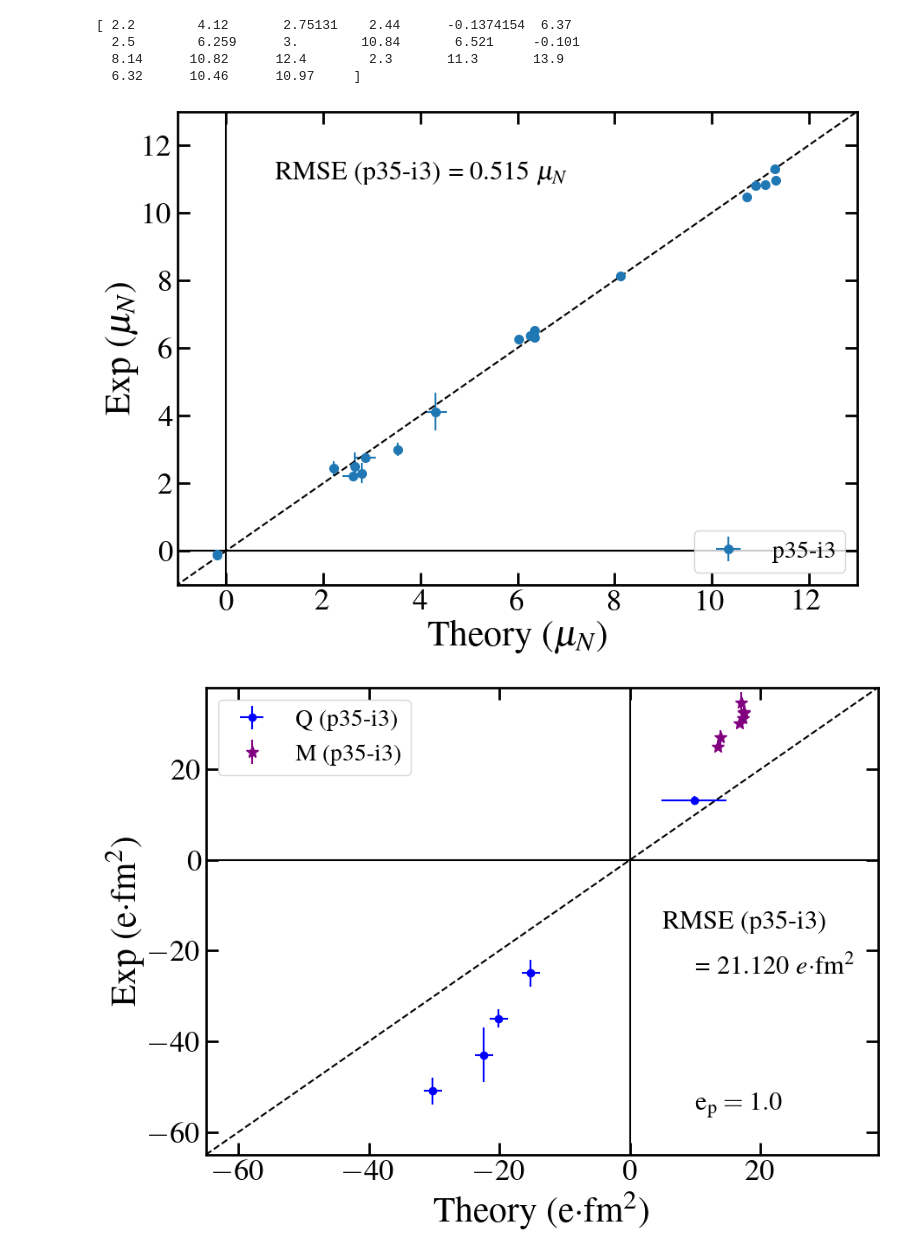
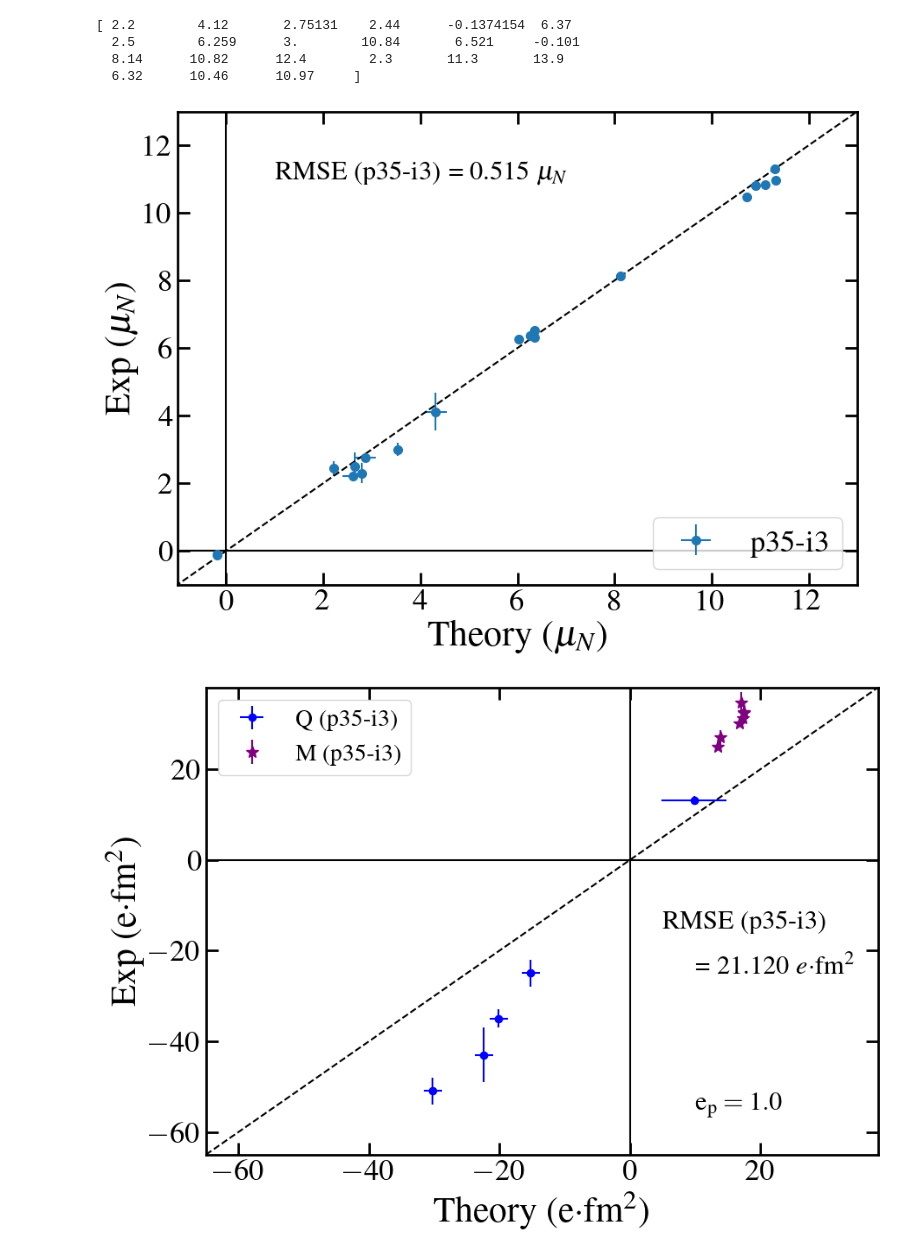
Before and after one commit to JordanPurcell/Research, a Jupyter notebook: plots/EM_properties.ipynb, the cells around one changed output. Cells and saved outputs as stored; diff of their text form; code cells hidden in the pictures.

```diff
--- a/plots/EM_properties.ipynb
+++ b/plots/EM_properties.ipynb
@@ -621,22 +621,22 @@ print(mu_exp)
 # %%
 mu_err_th = [0.22, 0.22, 0.22, 0.08, 0.08, 0.08, 0.08, 0.08, 0.08, 0.08, 0.08, 0.08, 0.08, 0.08, 0.08, 0.08, 0.08, 0.08, 0.08, 0.08, 0.08]
 plt.figure(figsize=(10,7))
 #plt.errorbar(mu_i2, mu_exp, yerr=mu_err, ms=7, fmt='o', label='p35-i2')
 plt.errorbar(mu_i3, mu_exp, xerr=mu_err_th, yerr=mu_err, ms=7, fmt='o', label='p35-i3')
 plt.plot(x, x, 'k--')
 plt.vlines(0, -65, 38, colors='k')
 plt.hlines(0, -65, 38, colors='k')
 plt.xlim(-1, 13)
 plt.ylim(-1, 13)
 plt.xlabel(r'Theory ($\mathdefault{\mu_N}$)', fontsize=30)
 plt.ylabel(r'Exp ($\mathdefault{\mu_N}$)', fontsize=30)
 plt.text(1, 11, f'RMSE (p35-i3) =  {math.sqrt(np.linalg.norm(mu_exp-mu_i3)**2/mu_exp.size):.3f} $\mu_N$', fontsize = 22)
 plt.tick_params(which="major", direction="in", right=True, top=True, length=10, width=2, labelsize=25)
 plt.tick_params(which="minor", direction="in", right=True, top=True, length=5, width=1, labelsize=25)
-plt.legend(fontsize=20, loc='lower right')
+plt.legend(fontsize=25, loc='lower right')
 plt.show()
 # %% [output]
-[figure, old version]
+[figure, new version]
 # %%
 plt.figure(figsize=(10,7))
 plt.plot(x, x, 'k--')
```
Also changed, not shown: parts of 3 cells of this notebook, 4 other files.
